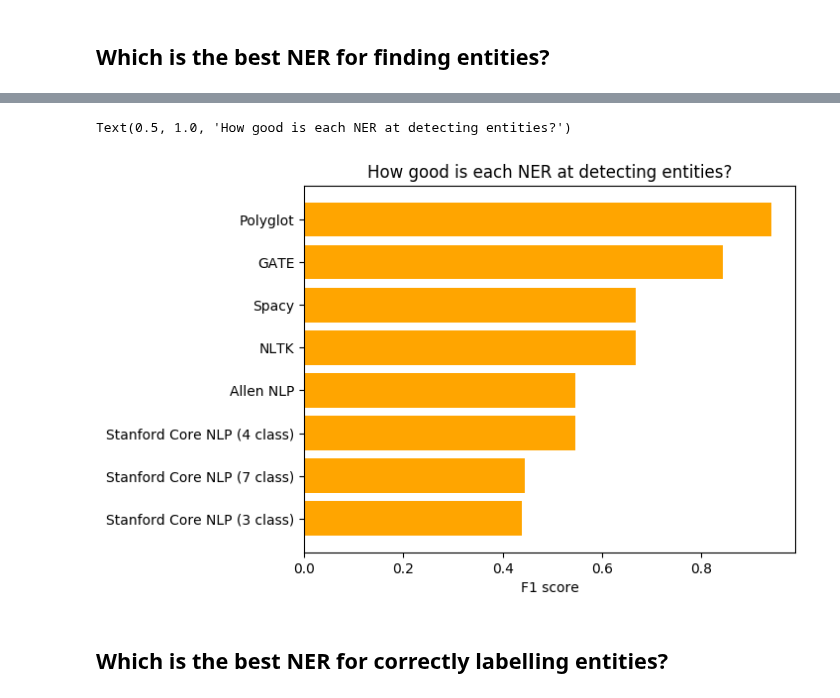
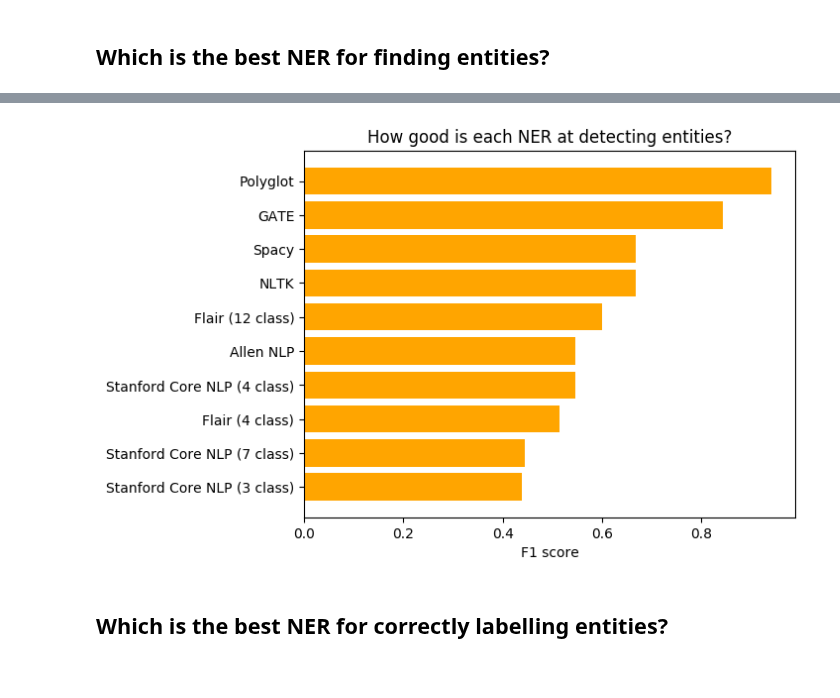
Before and after one commit to mohammedterry/NLP_for_ML, a Jupyter notebook: NER.ipynb, the cells around one changed output, grey strips where cells are left out. Saved outputs shown, nothing was run; the diff lists cells and outputs as text; code cells hidden in the pictures.

```diff
--- a/NER.ipynb
+++ b/NER.ipynb
@@ -15,0 +56,4 @@ The Matrix is a 1999 science fiction action film written and directed by The Wac
+# %%
+s = Sentence(example_document)
+flair_12class.predict(s)
+s.to_dict(tag_type='ner')
@@ -15,0 +78,12 @@ The Matrix is a 1999 science fiction action film written and directed by The Wac
+# %%
+def flair_4ner(document):
+  s = Sentence(document)
+  flair_4class.predict(s)
+  entities = s.to_dict(tag_type='ner')
+  return [(entity["text"], entity["type"]) for entity in entities["entities"]]
+
+def flair_12ner(document):
+  s = Sentence(document)
+  flair_12class.predict(s)
+  entities = s.to_dict(tag_type='ner')
+  return [(entity["text"], entity["type"]) for entity in entities["entities"]]
@@ -345,6 +443,18 @@ test = {
 ## Which is the quickest?
 # %%
 import time
+
+flair_start = time.time()
+Y_flair4 = flair_4ner(test["text"])
+flair_end = time.time()
+flair_time4 = flair_end - flair_start
+print(f"Flair (4 class) = {flair_time4}s")
+
+flair_start = time.time()
+Y_flair12 = flair_12ner(test["text"])
+flair_end = time.time()
+flair_time12 = flair_end - flair_start
+print(f"Flair (12 class) = {flair_time12}s")
 
 gate_start = time.time()
 Y_gate = gate_ner(test["text"])
@@ -443,12 +558,18 @@ gate_entities = {entity.replace('(male)','').replace('(female)','').strip() for
 polyglot_entities = {entity for entity,_ in Y_polyglot}
 spacy_entities = {entity for entity,_ in Y_spacy}
 nltk_entities = {entity for entity,_ in Y_nltk}
+allen_entities = {entity for entity,_ in Y_allen}
 stanford_entities1 = {entity for entity,_ in Y_stanford1}
 stanford_entities2 = {entity for entity,_ in Y_stanford2}
 stanford_entities3 = {entity for entity,_ in Y_stanford3}
-allen_entities = {entity for entity,_ in Y_allen}
+flair_entities4 = {entity for entity,_ in Y_flair4}
+flair_entities12 = {entity for entity,_ in Y_flair12}
 
 print(f"Expected = 100.0%\n\t{sorted(expected_entities)}\n")
+f1_flair4 = f1_score(expected_entities, flair_entities4)
+print(f"Flair (4 class) = {f1_flair4*100}%\n\t{sorted(flair_entities4)}\n")
+f1_flair12 = f1_score(expected_entities, flair_entities12)
+print(f"Flair (12 class) = {f1_flair12*100}%\n\t{sorted(flair_entities12)}\n")
 f1_gate = f1_score(expected_entities, gate_entities)
 print(f"GATE = {f1_gate*100}%\n\t{sorted(gate_entities)}\n")
 f1_poly = f1_score(expected_entities, polyglot_entities)
@@ -486,23 +607,24 @@ Allen NLP = 54.54539834715323%
 # %%
 import matplotlib.pyplot as plt
 import numpy as np
 
 plt.rcdefaults()
 fig, ax = plt.subplots()
 
-ners = ('Polyglot', 'GATE', 'Spacy', 'NLTK', 'Allen NLP', 'Stanford Core NLP (4 class)', 'Stanford Core NLP (7 class)', 'Stanford Core NLP (3 class)')
-performance = [f1_poly, f1_gate, f1_spacy, f1_nltk, f1_allen, f1_stanford2, f1_stanford3, f1_stanford1]
+ners = ('Polyglot', 'GATE', 'Spacy', 'NLTK', 'Flair (12 class)', 'Allen NLP', 'Stanford Core NLP (4 class)', 'Flair (4 class)', 'Stanford Core NLP (7 class)', 'Stanford Core NLP (3 class)')
+performance = [f1_poly, f1_gate, f1_spacy, f1_nltk, f1_flair12, f1_allen, f1_stanford2, f1_flair4, f1_stanford3, f1_stanford1]
 y_pos = np.arange(len(ners))
 
 ax.barh(y_pos, performance, align='center', color='orange', ecolor='black')
 ax.set_yticks(y_pos)
 ax.set_yticklabels(ners)
 ax.invert_yaxis()
 ax.set_xlabel('F1 score')
 ax.set_title('How good is each NER at detecting entities?')
+
+plt.show()
 # %% [output]
-Text(0.5, 1.0, 'How good is each NER at detecting entities?')
-[figure, old version]
+[figure, new version]
 # %% [markdown]
 ## Which is the best NER for correctly labelling entities?
 # %%
```
Also changed, not shown: parts of 25 cells of this notebook.
